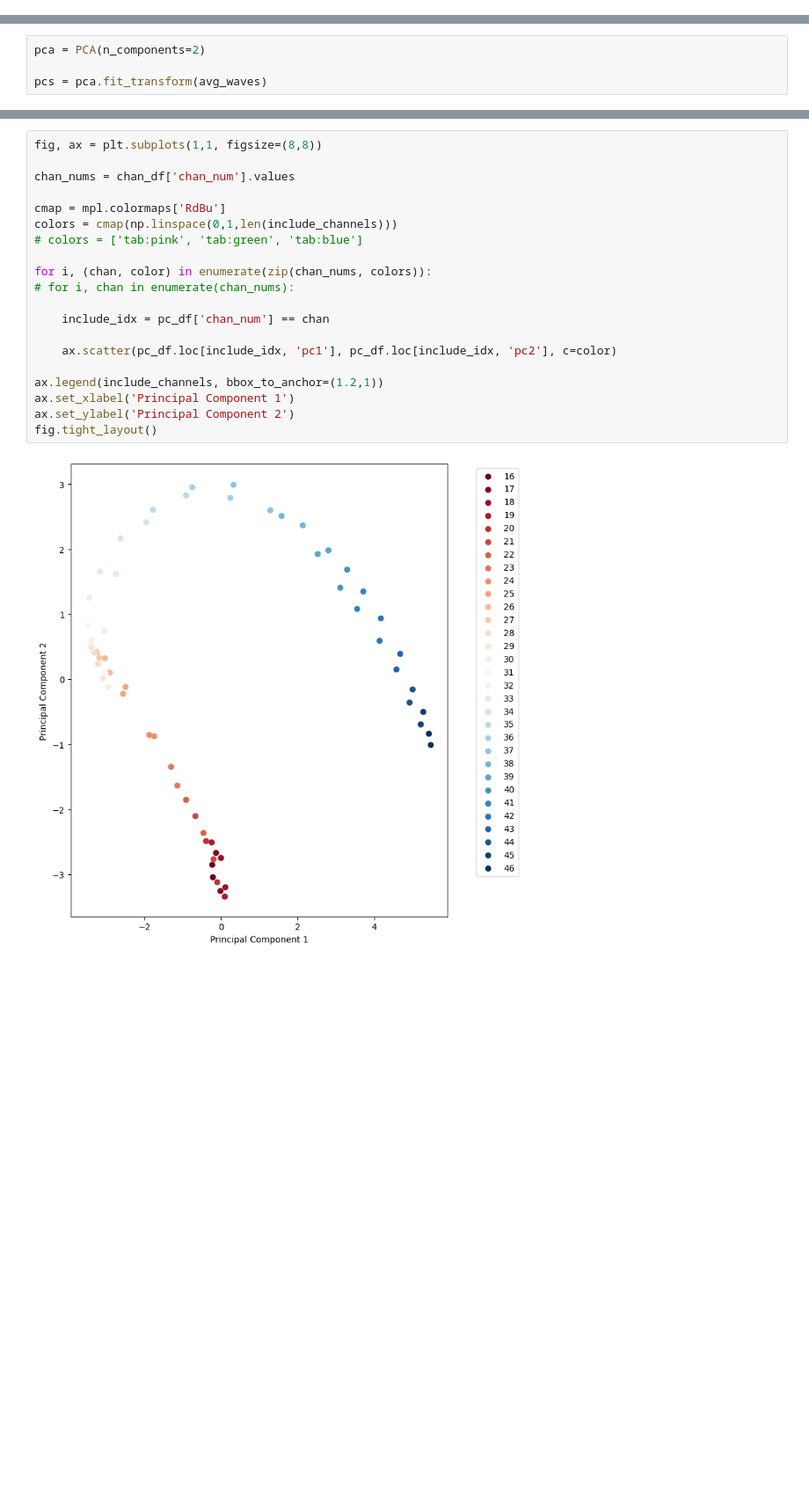
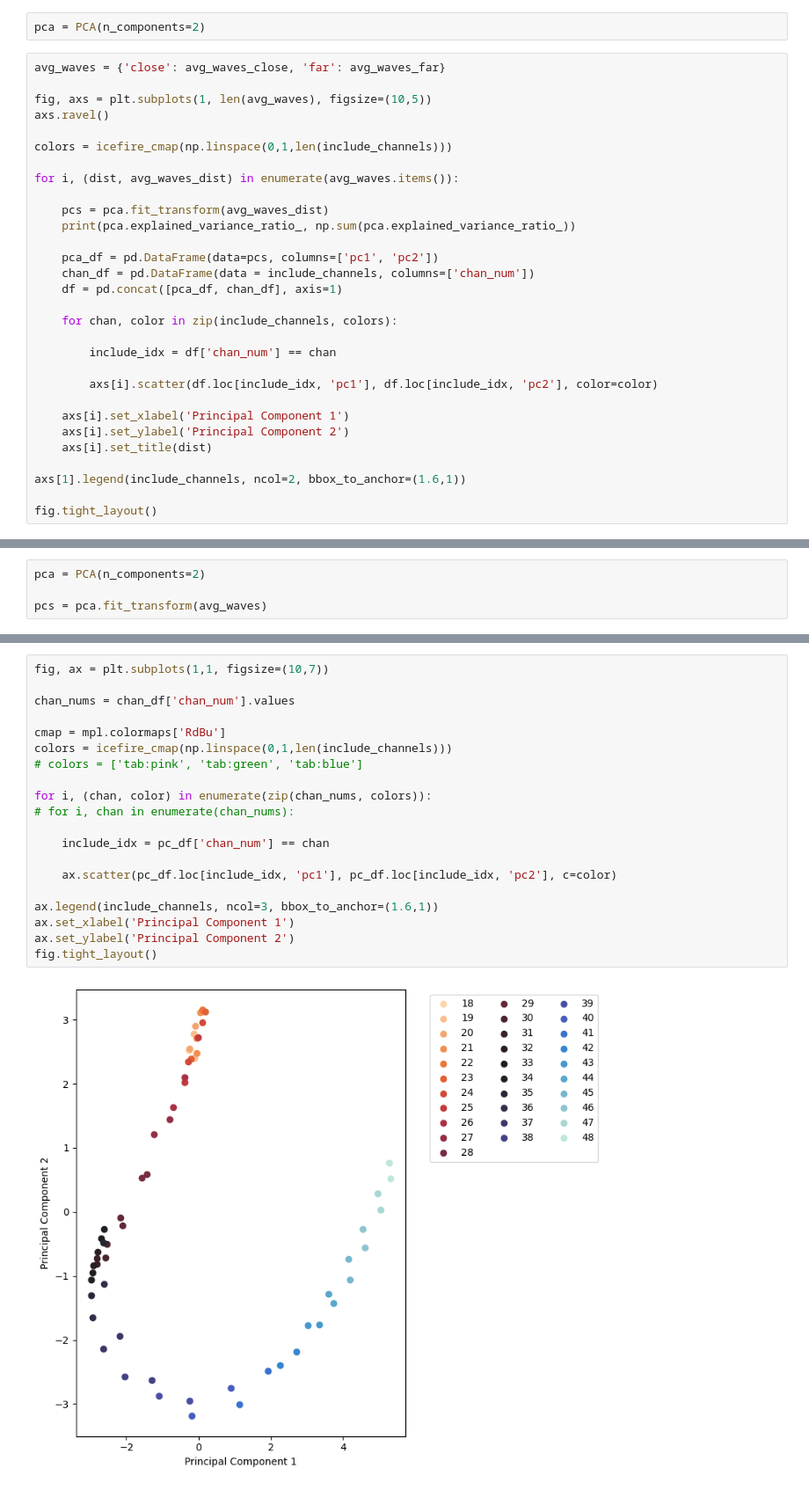
Before and after one commit to kedoxey/PyramidalCellSimulations, a Jupyter notebook: notebooks/figures/plot_linear_probes.ipynb, the cells around one changed output, grey strips where cells are left out. Shown at 88% size. Cells and saved outputs as stored; diff of their text form; blank space fills up the shorter version.

```diff
--- a/notebooks/figures/plot_linear_probes.ipynb
+++ b/notebooks/figures/plot_linear_probes.ipynb
@@ -1221,0 +1222,32 @@ sub_eaps = avg_waves_far[max_channel_loc-1:max_channel_loc+2]
+# %%
+pca = PCA(n_components=2)
+# %%
+avg_waves = {'close': avg_waves_close, 'far': avg_waves_far}
+
+fig, axs = plt.subplots(1, len(avg_waves), figsize=(10,5))
+axs.ravel()
+
+colors = icefire_cmap(np.linspace(0,1,len(include_channels)))
+
+for i, (dist, avg_waves_dist) in enumerate(avg_waves.items()):
+
+    pcs = pca.fit_transform(avg_waves_dist)
+    print(pca.explained_variance_ratio_, np.sum(pca.explained_variance_ratio_))
+
+    pca_df = pd.DataFrame(data=pcs, columns=['pc1', 'pc2'])
+    chan_df = pd.DataFrame(data = include_channels, columns=['chan_num'])
+    df = pd.concat([pca_df, chan_df], axis=1)
+
+    for chan, color in zip(include_channels, colors):
+
+        include_idx = df['chan_num'] == chan
+
+        axs[i].scatter(df.loc[include_idx, 'pc1'], df.loc[include_idx, 'pc2'], color=color)
+
+    axs[i].set_xlabel('Principal Component 1')
+    axs[i].set_ylabel('Principal Component 2')
+    axs[i].set_title(dist)
+
+axs[1].legend(include_channels, ncol=2, bbox_to_anchor=(1.6,1))
+
+fig.tight_layout()
@@ -1290,22 +1322,22 @@ Name: pc1, dtype: float64
 # %%
-fig, ax = plt.subplots(1,1, figsize=(8,8))
+fig, ax = plt.subplots(1,1, figsize=(10,7))
 
 chan_nums = chan_df['chan_num'].values
 
 cmap = mpl.colormaps['RdBu']
-colors = cmap(np.linspace(0,1,len(include_channels)))
+colors = icefire_cmap(np.linspace(0,1,len(include_channels)))
 # colors = ['tab:pink', 'tab:green', 'tab:blue']
 
 for i, (chan, color) in enumerate(zip(chan_nums, colors)):
 # for i, chan in enumerate(chan_nums):
 
     include_idx = pc_df['chan_num'] == chan
 
     ax.scatter(pc_df.loc[include_idx, 'pc1'], pc_df.loc[include_idx, 'pc2'], c=color)
 
-ax.legend(include_channels, bbox_to_anchor=(1.2,1))
+ax.legend(include_channels, ncol=3, bbox_to_anchor=(1.6,1))
 ax.set_xlabel('Principal Component 1')
 ax.set_ylabel('Principal Component 2')
 fig.tight_layout()
 # %% [output]
-[figure, old version]
+[figure, new version]
```
Also changed, not shown: parts of 23 cells of this notebook.
